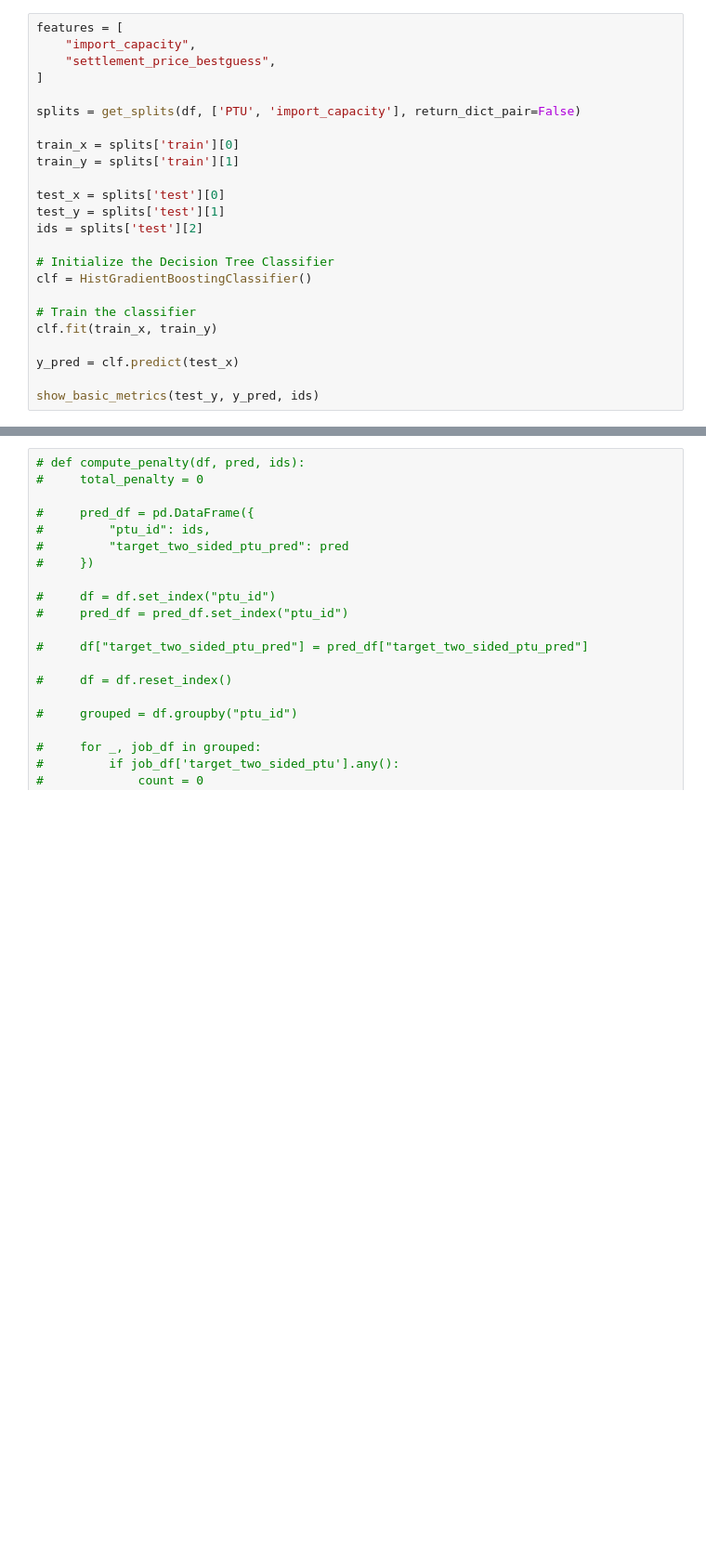
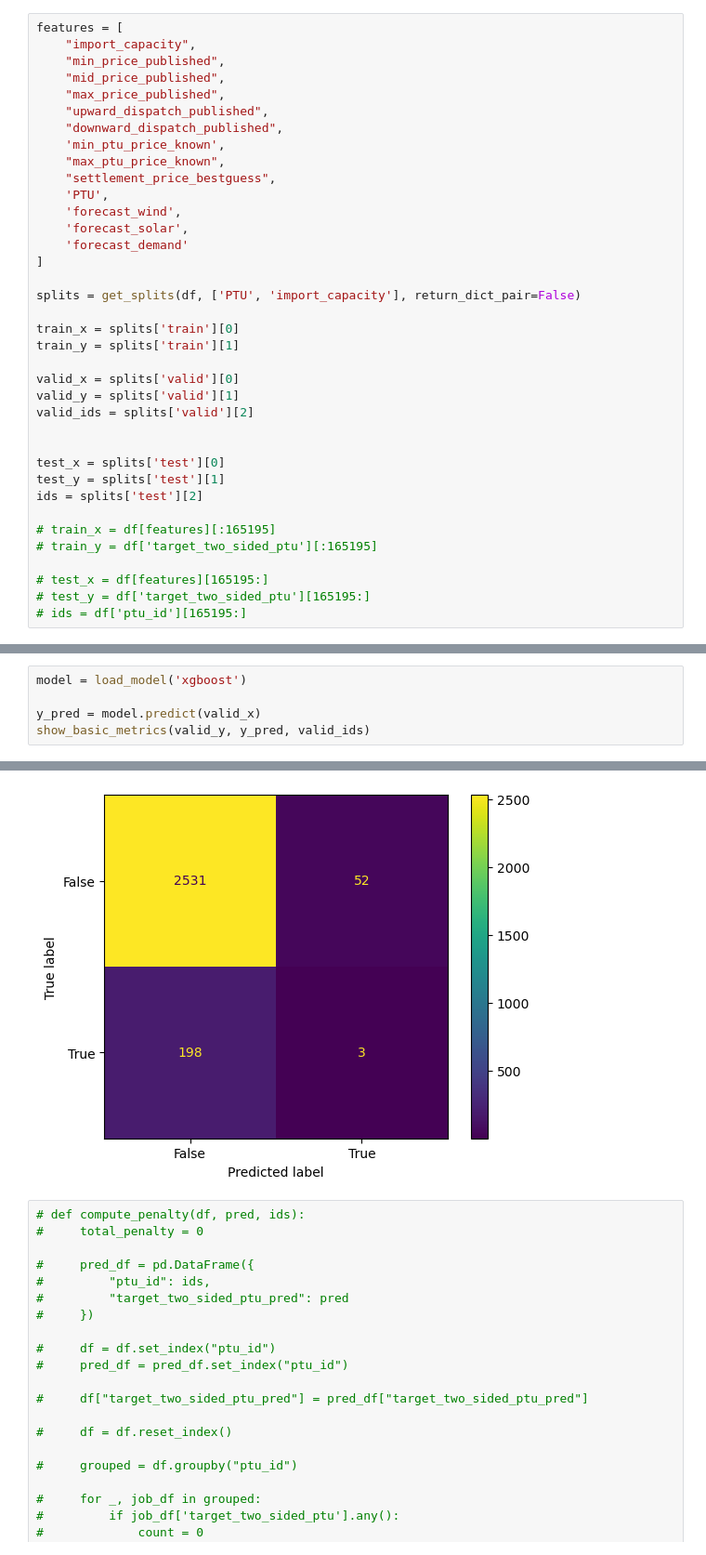
Before and after one commit to SmallNub/tweedejaars_project, a Jupyter notebook: notebooks/temp_file copy.ipynb, the cells around one changed output, grey strips where cells are left out. Shown at 93% size. Cells and saved outputs as stored; diff of their text form; blank space fills up the shorter version.

```diff
--- a/notebooks/temp_file copy.ipynb
+++ b/notebooks/temp_file copy.ipynb
@@ -38,7 +61,18 @@ print(df)
 # %%
 features = [
     "import_capacity",
+    "min_price_published",
+    "mid_price_published",
+    "max_price_published",
+    "upward_dispatch_published",
+    "downward_dispatch_published",
+    'min_ptu_price_known',
+    "max_ptu_price_known",
     "settlement_price_bestguess",
+    'PTU',
+    'forecast_wind',
+    'forecast_solar',
+    'forecast_demand'
 ]
 
 splits = get_splits(df, ['PTU', 'import_capacity'], return_dict_pair=False)
@@ -46,16 +80,18 @@ splits = get_splits(df, ['PTU', 'import_capacity'], return_dict_pair=False)
 train_x = splits['train'][0]
 train_y = splits['train'][1]
 
+valid_x = splits['valid'][0]
+valid_y = splits['valid'][1]
+valid_ids = splits['valid'][2]
+
+
 test_x = splits['test'][0]
 test_y = splits['test'][1]
 ids = splits['test'][2]
 
-# Initialize the Decision Tree Classifier
-clf = HistGradientBoostingClassifier()
+# train_x = df[features][:165195]
+# train_y = df['target_two_sided_ptu'][:165195]
 
-# Train the classifier
-clf.fit(train_x, train_y)
-
-y_pred = clf.predict(test_x)
-
-show_basic_metrics(test_y, y_pred, ids)
+# test_x = df[features][165195:]
+# test_y = df['target_two_sided_ptu'][165195:]
+# ids = df['ptu_id'][165195:]
@@ -74,0 +140,6 @@ Confusion Matrix:
+# %%
+model = load_model('xgboost')
+
+y_pred = model.predict(valid_x)
+show_basic_metrics(valid_y, y_pred, valid_ids)
+# %% [output]
@@ -75,3 +157,4 @@ Confusion Matrix:
+[figure, added]
 # %%
 # def compute_penalty(df, pred, ids):
 #     total_penalty = 0
```
Also changed, not shown: parts of 5 cells of this notebook, 1 other file.
